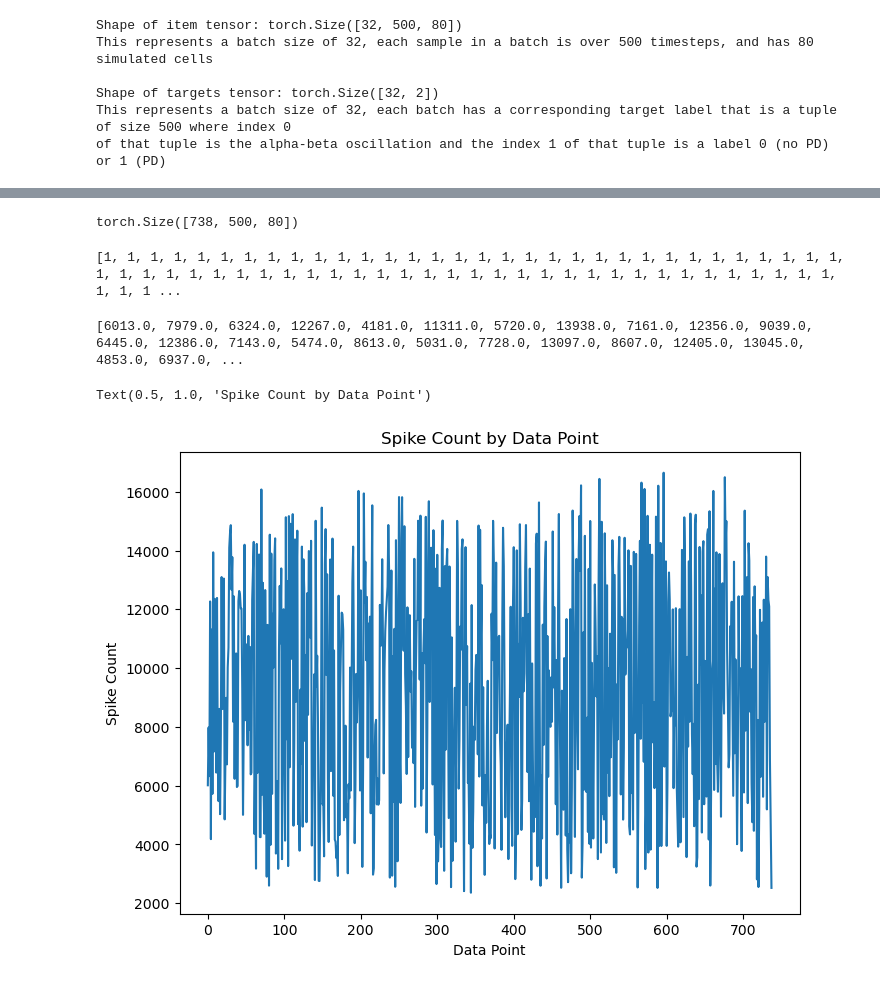
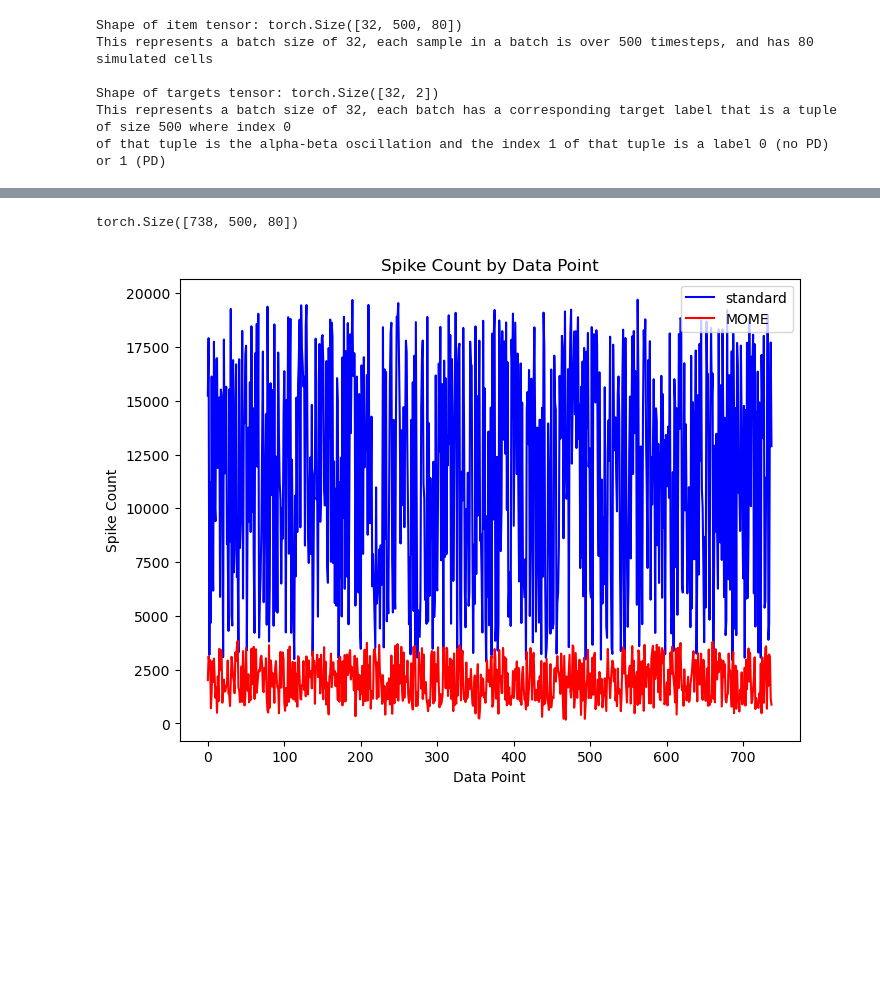
Before and after one commit to MighettoWasTaken/exploring_snn_architecture, a Jupyter notebook: ParkinsonsRat.ipynb, the cells around one changed output, grey strips where cells are left out. Cells and saved outputs as stored; diff of their text form; code cells hidden in the pictures; blank space fills up the shorter version.

Commit message:
Testing prep
Set up ipynb for easying testing of MOME in comparison to standard SNN's

```diff
--- a/ParkinsonsRat.ipynb
+++ b/ParkinsonsRat.ipynb
@@ -764,11 +726,0 @@ Text(0.5, 1.0, 'Average Loss by Epoch MOME')
-# %%
-fig, ax = plt.subplots(figsize=(8, 6))
-average_by_epoch = []
-for item in loss_by_epoch_soup:
-    average_by_epoch.append(statistics.mean(item))
-ax.bar(range(len(average_by_epoch)), average_by_epoch)
-
-# Adding labels
-ax.set_xlabel('Epoch')
-ax.set_ylabel('Average Loss')
-ax.set_title('Average Loss by Epoch Soup')
@@ -924,15 +818,15 @@ def eval_loop(data_eval, model):
 
 
 
-        f1_score.append(metrics.f1_score(targets.detach(), pred))
-        accuracy.append(metrics.accuracy_score(targets.detach(), pred))
+        f1_score.append(metrics.f1_score(targets.detach().cpu(), pred.cpu()))
+        accuracy.append(metrics.accuracy_score(targets.detach().cpu(), pred.cpu()))
         preds.extend(pred.tolist())
 
     net.train()
     return(spike_counts, preds, f1_score, accuracy)
-# %%
-eval_set = build_dataloader("Datasets/rat_pd_sim_data/VariedData")
-# %% [output]
-torch.Size([738, 500, 80])
+# %%
+eval_set = build_dataloader(os.path.join(root, testing_data))
+# %% [output]
+torch.Size([738, 500, 80])
 # %%
 spike_count, model_predictions, f1_score, accuracy = eval_loop(eval_set, net)
@@ -941,17 +833,15 @@ spike_count_soup, model_predictions_soup, f1_score_soup, accuracy_soup = eval_lo
-# %%
-print(model_predictions)
-# %% [output]
-[1, 1, 1, 1, 1, 1, 1, 1, 1, 1, 1, 1, 1, 1, 1, 1, 1, 1, 1, 1, 1, 1, 1, 1, 1, 1, 1, 1, 1, 1, 1, 1, 1, 1, 1, 1, 1, 1, 1, 1, 1, 1, 1, 1, 1, 1, 1, 1, 1, 1, 1, 1, 1, 1, 1, 1, 1, 1, 1, 1, 1, 1, 1, 1, 1, 1, 1 ...
+# %%
+spike_count_mome, model_predictions_mome, f1_score_mome, accuracy_mome = eval_loop(eval_set, mome_net)
 # %%
 fig, ax = plt.subplots(figsize=(8, 6))
-print(spike_count)
-ax.plot(range(len(spike_count)), spike_count)
+ax.plot(range(len(spike_count)), spike_count, color="blue", label="standard")
+ax.plot(range(len(spike_count_mome)), spike_count_mome, color="red", label="MOME")
 
 # Adding labels
 ax.set_xlabel('Data Point')
 ax.set_ylabel('Spike Count')
 ax.set_title('Spike Count by Data Point')
+ax.legend()
+plt.savefig(os.path.join(out_folder_name, "Spike_Count_by_Data_Point.png"))
 # %% [output]
-[6013.0, 7979.0, 6324.0, 12267.0, 4181.0, 11311.0, 5720.0, 13938.0, 7161.0, 12356.0, 9039.0, 6445.0, 12386.0, 7143.0, 5474.0, 8613.0, 5031.0, 7728.0, 13097.0, 8607.0, 12405.0, 13045.0, 4853.0, 6937.0, ...
-Text(0.5, 1.0, 'Spike Count by Data Point')
-[figure, old version]
+[figure, new version]
```
Also changed, not shown: parts of 38 cells of this notebook, 11 other files.
